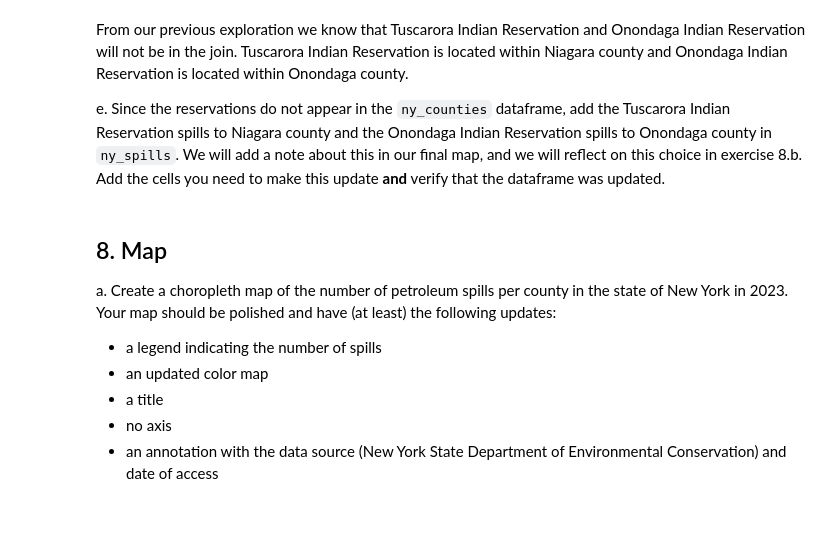
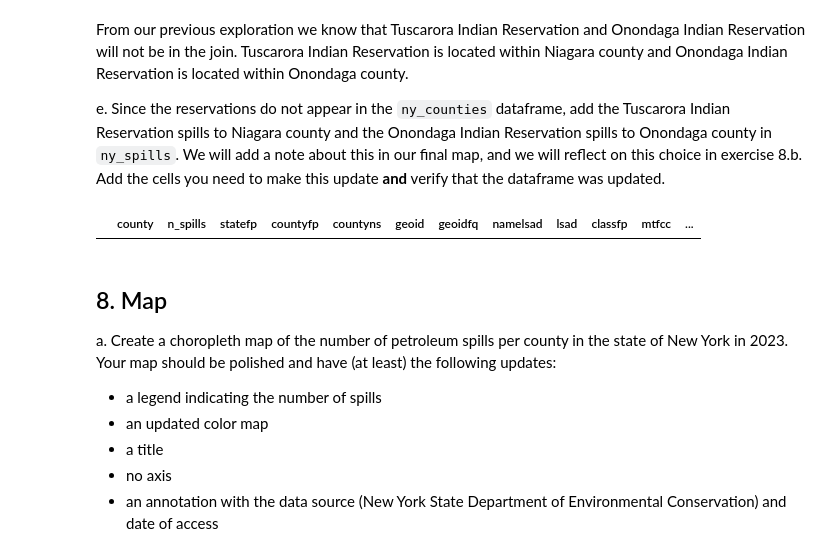
Before and after one commit to RachelMGitH/eds220-hwk3, a Jupyter notebook: hwk3-task2-spills.ipynb, the cells around one changed output. Cells and saved outputs as stored; diff of their text form; code cells hidden in the pictures; blank space fills up the shorter version.

```diff
--- a/hwk3-task2-spills.ipynb
+++ b/hwk3-task2-spills.ipynb
@@ -471,3 +516,7 @@ In the next cell, update 'St Lawrence' to 'St. Lawrence' in the `spills_per_coun
+# %%
+# Update county name to St. Lawrence and verify
+spills_per_county.at[52, 'county'] = 'St. Lawrence'
+assert spills_per_county.loc[52, 'county'] == 'St. Lawrence'
 # %% [markdown]
 ### 7.C. Merge
 
@@ -475,9 +524,13 @@ In the following cells:
 
 a. Use this cell to make any other updates needed for making an inner join of the `spills_per_county` and `ny_counties`. HINT: [`pd.merge`](https://pandas.pydata.org/pandas-docs/version/2.3/reference/api/pandas.merge.html)
 # %%
-# a
+# Change column name to county
+ny_counties = ny_counties.rename(columns = {'name': 'county'})
 # %% [markdown]
 b. Store the inner join of the `spills_per_county` and `ny_counties` dataframes in a new variable named `ny_spills`.
+# %%
+# Join datasets
+ny_spills = pd.merge(spills_per_county, ny_counties, how = 'inner', on = 'county')
 # %% [markdown]
 <!-- BEGIN QUESTION -->
 
@@ -497,6 +557,13 @@ _Type your answer here, replacing this text._
 From our previous exploration we know that Tuscarora Indian Reservation and Onondaga Indian Reservation will not be in the join. Tuscarora Indian Reservation is located within Niagara county and Onondaga Indian Reservation is located within Onondaga county.
 
 e. Since the reservations do not appear in the `ny_counties` dataframe, add the Tuscarora Indian Reservation spills to Niagara county and the Onondaga Indian Reservation spills to Onondaga county in `ny_spills`. We will add a note about this in our final map, and we will reflect on this choice in exercise 8.b. Add the cells you need to make this update **and** verify that the dataframe was updated.
+# %%
+# Add Tuscarora Indian Reservation spills to Niagara county
+ny_spills[ny_spills['county'] == 'Tuscarora Indian Reservation']
+
+# Add Onondaga Indian Reservation Spills to Onondaga county
+# %% [output]
+|  | county | n_spills | statefp | countyfp | countyns | geoid | geoidfq | namelsad | lsad | classfp | mtfcc | ... |
 # %% [markdown]
 ## 8. Map
 a. Create a choropleth map of the number of petroleum spills per county in the state of New York in 2023.
```
Also changed, not shown: parts of 12 cells of this notebook.
